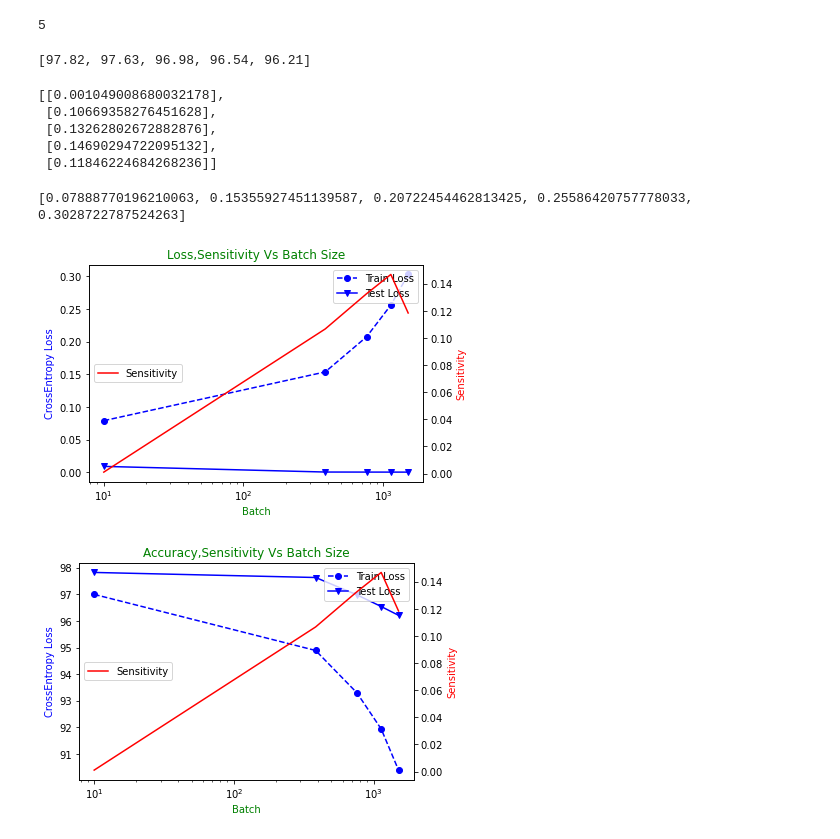
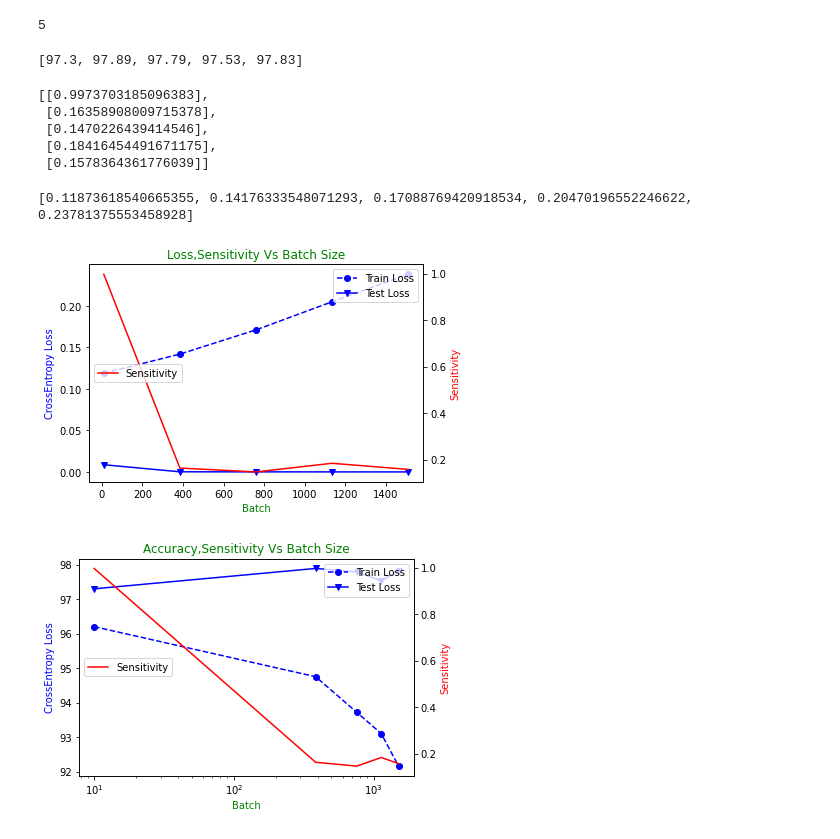
Before and after one commit to DineshchandarR/CPSC-8430-Deep-Learning-001, a Jupyter notebook: HW1/HW1.3_FlatnessVSGenP2.ipynb, the cells around one changed output. Drawn from its saved outputs; the diff is of its cells as text; code cells hidden in the pictures.

```diff
--- a/HW1/HW1.3_FlatnessVSGenP2.ipynb
+++ b/HW1/HW1.3_FlatnessVSGenP2.ipynb
@@ -45,15 +45,20 @@ def test_loader(batch_size):
 class Model(nn.Module):
     def __init__(self,):
         super(Model, self).__init__()
-
-        self.fc1 = nn.Linear(784, 100)
-        self.fc2 = nn.Linear(100, 50)
-        self.fc3 = nn.Linear(50, 10)
+        self.conv1 = nn.Conv2d(1, 6, 5)
+        self.conv2 = nn.Conv2d(6, 16, 5)
+        self.fc1 = nn.Linear(256, 120)
+        # self.fc2 = nn.Linear(120, 84)
+        self.fc3 = nn.Linear(120, 10)
 
     def forward(self, x):
+        x = F.max_pool2d(F.relu(self.conv1(x)), 2)
+        x = F.max_pool2d(F.relu(self.conv2(x)), 2)
+        # flatten as one dimension
+        x = x.view(x.size()[0], -1)
+        x = F.relu(self.fc1(x))
+        # x = F.relu(self.fc2(x))
 
-        x = F.relu(self.fc1(x))
-        x = F.relu(self.fc2(x))
         x = self.fc3(x)
         return x
 # %%
@@ -77,7 +82,7 @@ def trainFunc(model,num_epochs,train_batch_size):
             images, labels = Variable(images),Variable(labels)
 
             # Forward pass
-            prediction = model(images.view(-1,784))
+            prediction = model(images)
 
             images.requires_grad = True
 
@@ -86,7 +91,7 @@ def trainFunc(model,num_epochs,train_batch_size):
             optimizer.zero_grad()
             loss.backward()
 
-            optimizer.step()
+
 
             #Calculation for sensitivity
             froGrad=0
@@ -102,6 +107,8 @@ def trainFunc(model,num_epochs,train_batch_size):
                     count += 1
 
             sensitivity.append(froGrad/count)
+
+            optimizer.step()
 
             _, predicted = torch.max(prediction.data, 1)
             n_samples += labels.size(0)
@@ -144,7 +151,7 @@ def testFunction(model,loss_func,test_batch_size):
         for images, labels in test_load:
             images, labels = Variable(images),Variable(labels)
 
-            prediction = model(images.view(-1,784))
+            prediction = model(images)
             testLoss += loss_func(prediction,labels).item()
             # max returns (value ,index)
             _, predicted = torch.max(prediction.data, 1)
@@ -152,7 +159,7 @@ def testFunction(model,loss_func,test_batch_size):
             n_correct += (predicted == labels).sum().item()
     netTest_loss = testLoss/n_samples
     netTest_acc1 = 100.0 * n_correct / n_samples
-    print(f'Accuracy of the network on the test images: {netTest_acc1} & Test Loss: {netTest_loss} %')
+    print(f'Accuracy of the network on the test images: {netTest_acc1}% & Test Loss: {netTest_loss} ')
     return netTest_acc1, netTest_loss
 # %%
 # #Calculation for sensitivity
@@ -184,7 +191,7 @@ for i in range (len(batchArr)):
     j=copy.deepcopy(i)
     j = Model()
     loss_func = nn.CrossEntropyLoss()
-    optimizer = torch.optim.Adam(j.parameters(), lr=1e-3) #weight_decay = weight_decay_val)
+    optimizer = torch.optim.Adam(j.parameters(), lr=0.0015, weight_decay = 1e-2)
 
     max_epochs = 15
     train_batch_size = int(batchArr[i])
@@ -233,7 +240,7 @@ len(modelsTrainAccArr)
 # %%
 modelsTestAccArr
 # %% [output]
-[97.82, 97.63, 96.98, 96.54, 96.21]
+[97.3, 97.89, 97.79, 97.53, 97.83]
 # %%
 def meanScore(dataArr):
     meanModelData = []
@@ -258,38 +265,38 @@ def maxScore(dataArr):
 # %%
 modelsSensitivityArr
 # %% [output]
-[[0.001049008680032178],
- [0.10669358276451628],
- [0.13262802672882876],
- [0.14690294722095132],
- [0.11846224684268236]]
+[[0.9973703185096383],
+ [0.16358908009715378],
+ [0.1470226439414546],
+ [0.18416454491671175],
+ [0.1578364361776039]]
 # %%
 print(minScore(modelsTrainLossArr))
 # %% [output]
-[0.07888770196210063, 0.15355927451139587, 0.20722454462813425, 0.25586420757778033, 0.3028722787524263]
+[0.11873618540665355, 0.14176333548071293, 0.17088769420918534, 0.20470196552246622, 0.23781375553458928]
 # %%
 fig,ax=plt.subplots()
 ax.plot(batchArr,minScore(modelsTrainLossArr),color="Blue", marker="o",linestyle='dashed')
 ax.plot(batchArr,modelsTestLossArr,color="Blue", marker="v")
 ax.legend(['Train Loss','Test Loss'],loc="upper right")
 ax.set_xlabel("Batch",color="Green")
-ax.set_xscale('log')
+#ax.set_xscale('log')
 ax.set_ylabel("CrossEntropy Loss",color = "blue")
 ax.set_title("Loss,Sensitivity Vs Batch Size",color="g")
 
 ax2=ax.twinx()
 ax2.plot(batchArr,modelsSensitivityArr,color="red")
 ax2.set_xlabel("Batch",color="Green")
 ax2.set_ylabel("Sensitivity",color = "red")
 ax2.legend(['Sensitivity'],loc="center left")
 
 plt.show()
 fig.savefig('D:/Clemson/COURSE/SEM-2/CPSC-8430 Deep Learning - 001/Homework/CPSC-8430-Deep-Learning-001/HW1/Diff Batch Graph HW1_3.2Loss.jpg',
             format='jpeg',
             dpi=100,
             bbox_inches='tight')
 # %% [output]
-[figure, old version]
+[figure, new version]
 # %%
 fig,ax=plt.subplots()
 ax.plot(batchArr,minScore(modelsTrainAccArr),color="Blue", marker="o",linestyle='dashed')
@@ -312,4 +319,4 @@ fig.savefig('D:/Clemson/COURSE/SEM-2/CPSC-8430 Deep Learning - 001/Homework/CPSC
             dpi=100,
             bbox_inches='tight')
 # %% [output]
-[figure, old version]
+[figure, new version]
```
Also changed, not shown: parts of 1 cell of this notebook, 3 other files.
